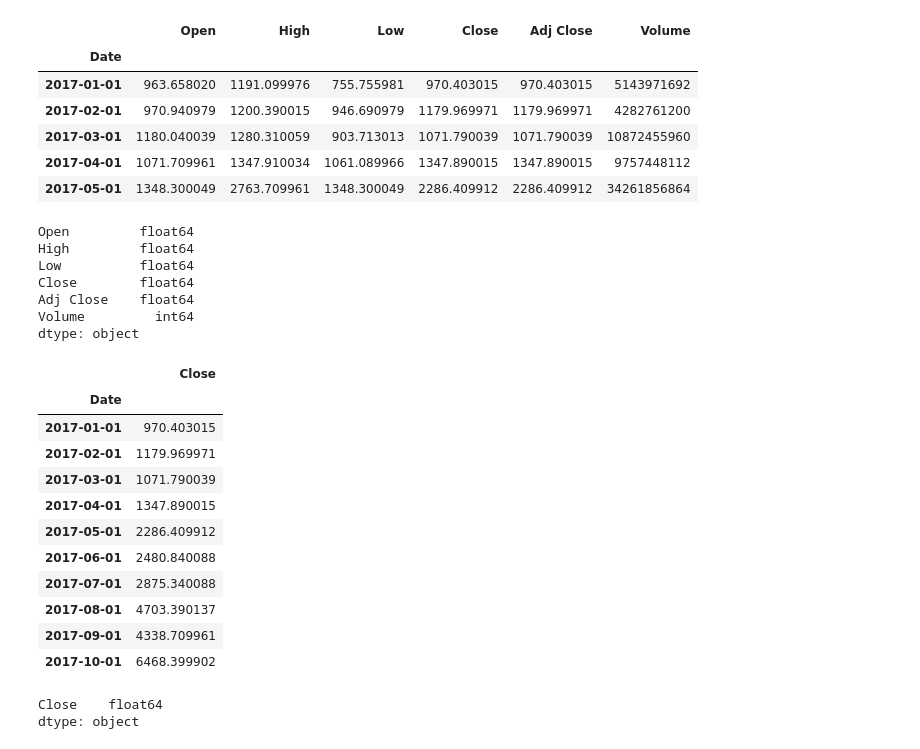
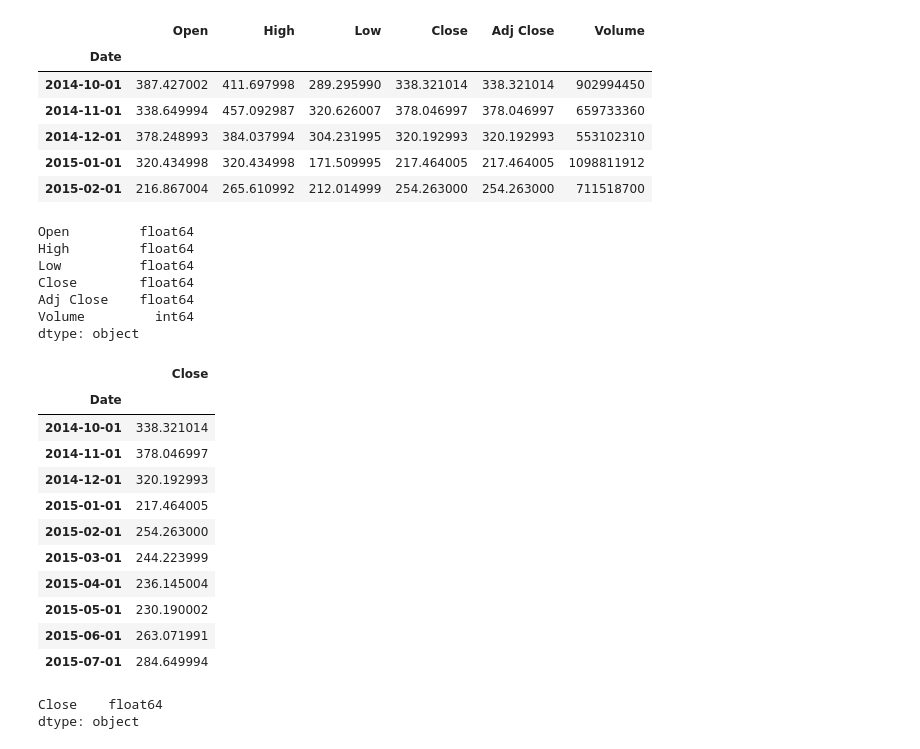
Before and after one commit to dmayo0317/project4, a Jupyter notebook: Bitcoin_monthly.ipynb, the cells around one changed output. Drawn from its saved outputs; the diff is of its cells as text; code cells hidden in the pictures.

```diff
--- a/Bitcoin_monthly.ipynb
+++ b/Bitcoin_monthly.ipynb
@@ -15,16 +15,16 @@ import matplotlib.dates as mdates
 from datetime import datetime, timedelta
 import matplotlib.pylab as plt
 # %%
-bitcoin_df = pd.read_csv('Resources/BTC-USD-monthly.csv',index_col='Date', parse_dates= True)
+bitcoin_df = pd.read_csv('Resources/BTC/BTC-USD_Historical_Sept-2021.csv',index_col='Date', parse_dates= True)
 bitcoin_df.head(5)
 # %% [output]
 |  | Open | High | Low | Close | Adj Close | Volume |
 | Date |  |  |  |  |  |  |
-| 2017-01-01 | 963.658020 | 1191.099976 | 755.755981 | 970.403015 | 970.403015 | 5143971692 |
-| 2017-02-01 | 970.940979 | 1200.390015 | 946.690979 | 1179.969971 | 1179.969971 | 4282761200 |
-| 2017-03-01 | 1180.040039 | 1280.310059 | 903.713013 | 1071.790039 | 1071.790039 | 10872455960 |
-| 2017-04-01 | 1071.709961 | 1347.910034 | 1061.089966 | 1347.890015 | 1347.890015 | 9757448112 |
-| 2017-05-01 | 1348.300049 | 2763.709961 | 1348.300049 | 2286.409912 | 2286.409912 | 34261856864 |
+| 2014-10-01 | 387.427002 | 411.697998 | 289.295990 | 338.321014 | 338.321014 | 902994450 |
+| 2014-11-01 | 338.649994 | 457.092987 | 320.626007 | 378.046997 | 378.046997 | 659733360 |
+| 2014-12-01 | 378.248993 | 384.037994 | 304.231995 | 320.192993 | 320.192993 | 553102310 |
+| 2015-01-01 | 320.434998 | 320.434998 | 171.509995 | 217.464005 | 217.464005 | 1098811912 |
+| 2015-02-01 | 216.867004 | 265.610992 | 212.014999 | 254.263000 | 254.263000 | 711518700 |
 # %%
 bitcoin_df.dtypes
 # %% [output]
@@ -42,16 +42,16 @@ bitcoin_df.head(10)
 # %% [output]
 |  | Close |
 | Date |  |
-| 2017-01-01 | 970.403015 |
-| 2017-02-01 | 1179.969971 |
-| 2017-03-01 | 1071.790039 |
-| 2017-04-01 | 1347.890015 |
-| 2017-05-01 | 2286.409912 |
-| 2017-06-01 | 2480.840088 |
-| 2017-07-01 | 2875.340088 |
-| 2017-08-01 | 4703.390137 |
-| 2017-09-01 | 4338.709961 |
-| 2017-10-01 | 6468.399902 |
+| 2014-10-01 | 338.321014 |
+| 2014-11-01 | 378.046997 |
+| 2014-12-01 | 320.192993 |
+| 2015-01-01 | 217.464005 |
+| 2015-02-01 | 254.263000 |
+| 2015-03-01 | 244.223999 |
+| 2015-04-01 | 236.145004 |
+| 2015-05-01 | 230.190002 |
+| 2015-06-01 | 263.071991 |
+| 2015-07-01 | 284.649994 |
 # %%
 bitcoin_df.dtypes
 # %% [output]
```
Also changed, not shown: parts of 7 cells of this notebook, 3 other files.
